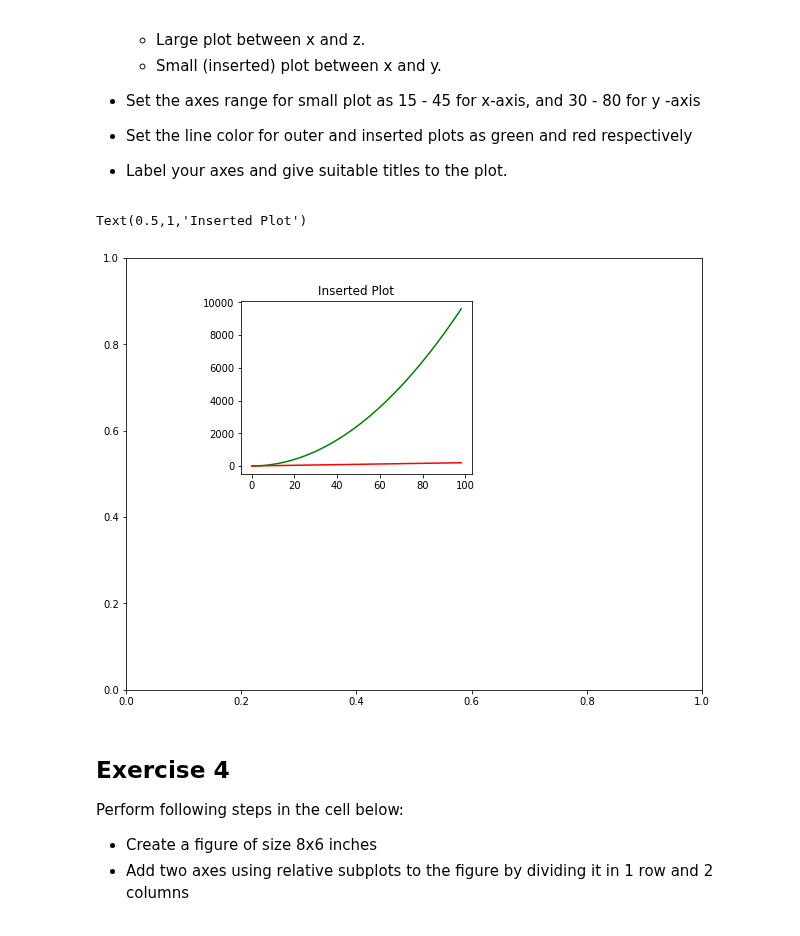
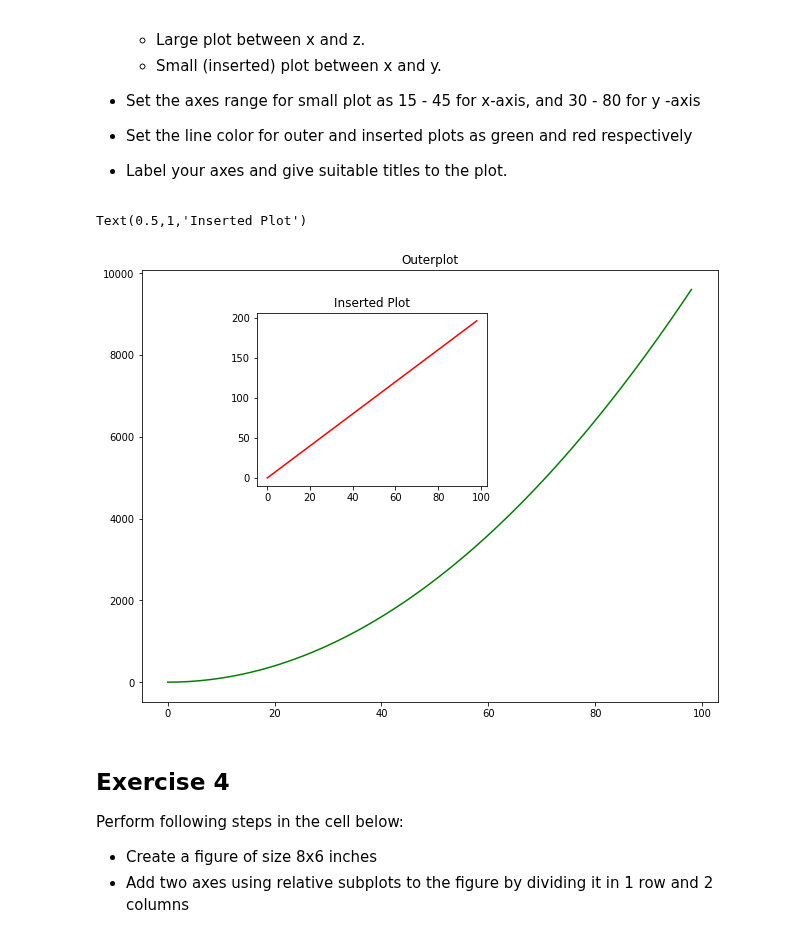
Before and after one commit to MarcSchneider71/ds-matplotlib-intro-lab-nyc-ds-career-012819, a Jupyter notebook: index.ipynb, the cells around one changed output. Drawn from its saved outputs; the diff is of its cells as text; code cells hidden in the pictures.

```diff
--- a/index.ipynb
+++ b/index.ipynb
@@ -128,14 +128,14 @@ Perform following tasks in the cell below:
 # %%
 fig= plt.figure(figsize=(8,6))
 ax1= fig.add_axes([0,0,1,1])
-
 plt.plot(x,z, color= "green")
 plt.title("Outerplot")
+ax2= fig.add_axes([0.2,0.5,.4,.4])
 plt.plot(x,y, color= "red")
 plt.title("Inserted Plot")
 # %% [output]
 Text(0.5,1,'Inserted Plot')
-[figure, old version]
+[figure, new version]
 # %% [markdown]
 ## Exercise 4
 
```
